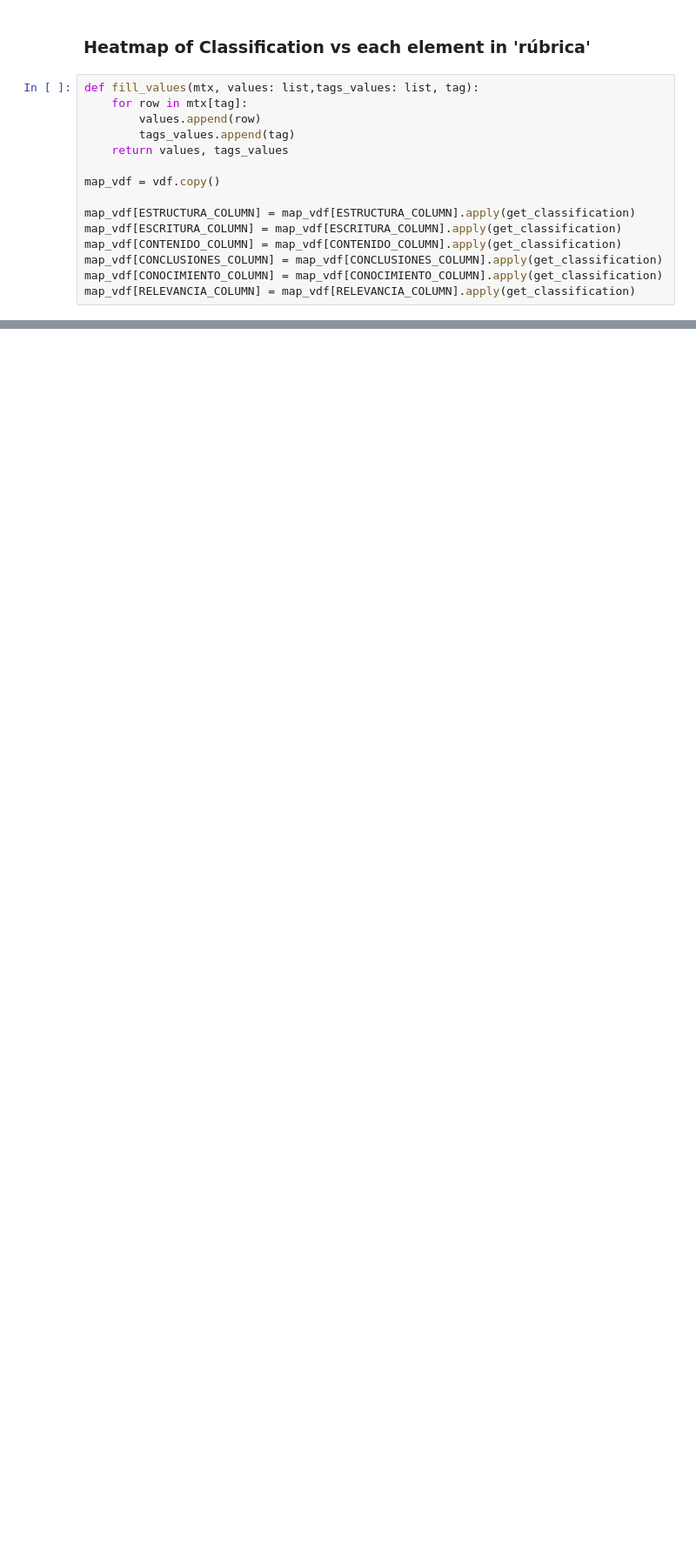
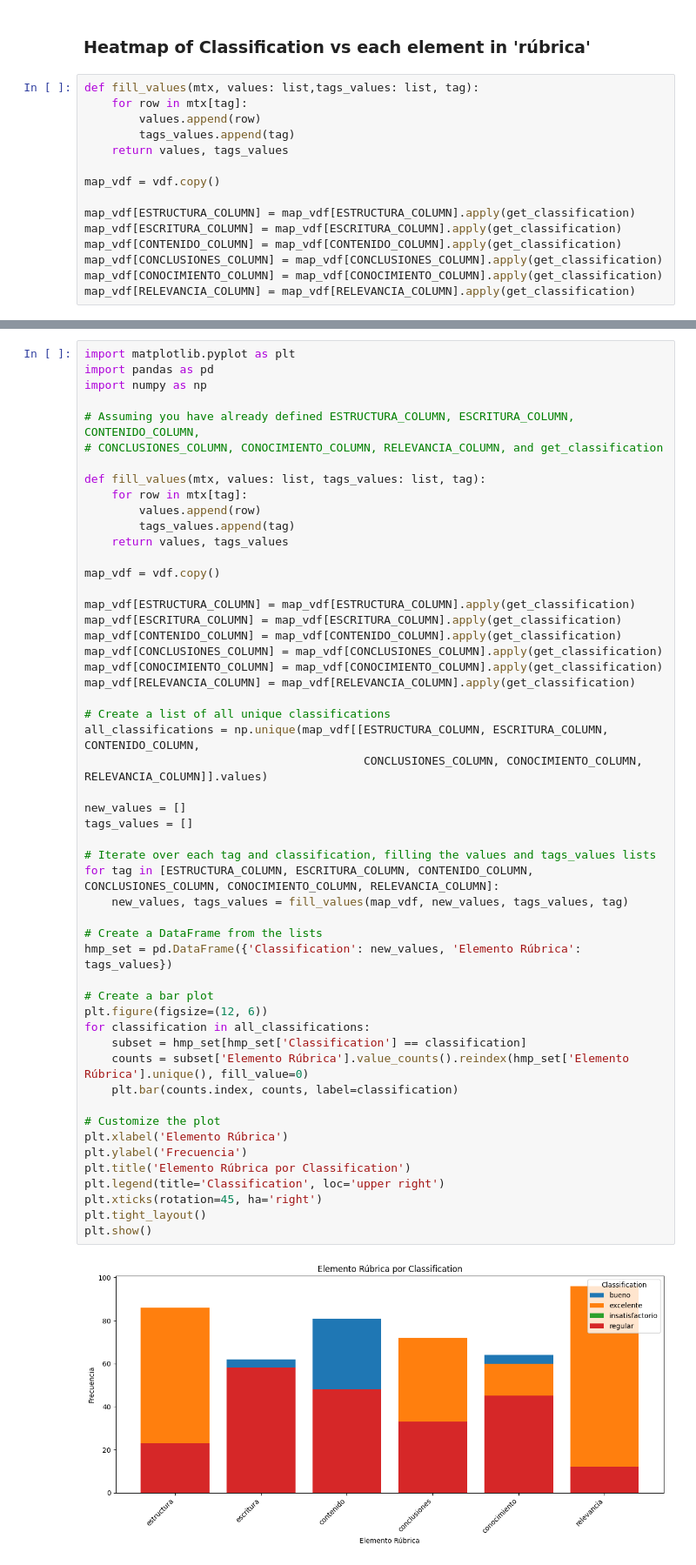
Before and after one commit to Jose64141/proyecto-intro-data-science, a Jupyter notebook: David-Plots.ipynb, the cells around one changed output, grey strips where cells are left out. Shown at 87% size. Cells and saved outputs as stored; diff of their text form; blank space fills up the shorter version.

```diff
--- a/David-Plots.ipynb
+++ b/David-Plots.ipynb
@@ -170,0 +155,54 @@ plt.show()
+# %%
+import matplotlib.pyplot as plt
+import pandas as pd
+import numpy as np
+
+# Assuming you have already defined ESTRUCTURA_COLUMN, ESCRITURA_COLUMN, CONTENIDO_COLUMN,
+# CONCLUSIONES_COLUMN, CONOCIMIENTO_COLUMN, RELEVANCIA_COLUMN, and get_classification
+
+def fill_values(mtx, values: list, tags_values: list, tag):
+    for row in mtx[tag]:
+        values.append(row)
+        tags_values.append(tag)
+    return values, tags_values
+
+map_vdf = vdf.copy()
+
+map_vdf[ESTRUCTURA_COLUMN] = map_vdf[ESTRUCTURA_COLUMN].apply(get_classification)
+map_vdf[ESCRITURA_COLUMN] = map_vdf[ESCRITURA_COLUMN].apply(get_classification)
+map_vdf[CONTENIDO_COLUMN] = map_vdf[CONTENIDO_COLUMN].apply(get_classification)
+map_vdf[CONCLUSIONES_COLUMN] = map_vdf[CONCLUSIONES_COLUMN].apply(get_classification)
+map_vdf[CONOCIMIENTO_COLUMN] = map_vdf[CONOCIMIENTO_COLUMN].apply(get_classification)
+map_vdf[RELEVANCIA_COLUMN] = map_vdf[RELEVANCIA_COLUMN].apply(get_classification)
+
+# Create a list of all unique classifications
+all_classifications = np.unique(map_vdf[[ESTRUCTURA_COLUMN, ESCRITURA_COLUMN, CONTENIDO_COLUMN,
+                                         CONCLUSIONES_COLUMN, CONOCIMIENTO_COLUMN, RELEVANCIA_COLUMN]].values)
+
+new_values = []
+tags_values = []
+
+# Iterate over each tag and classification, filling the values and tags_values lists
+for tag in [ESTRUCTURA_COLUMN, ESCRITURA_COLUMN, CONTENIDO_COLUMN, CONCLUSIONES_COLUMN, CONOCIMIENTO_COLUMN, RELEVANCIA_COLUMN]:
+    new_values, tags_values = fill_values(map_vdf, new_values, tags_values, tag)
+
+# Create a DataFrame from the lists
+hmp_set = pd.DataFrame({'Classification': new_values, 'Elemento Rúbrica': tags_values})
+
+# Create a bar plot
+plt.figure(figsize=(12, 6))
+for classification in all_classifications:
+    subset = hmp_set[hmp_set['Classification'] == classification]
+    counts = subset['Elemento Rúbrica'].value_counts().reindex(hmp_set['Elemento Rúbrica'].unique(), fill_value=0)
+    plt.bar(counts.index, counts, label=classification)
+
+# Customize the plot
+plt.xlabel('Elemento Rúbrica')
+plt.ylabel('Frecuencia')
+plt.title('Elemento Rúbrica por Classification')
+plt.legend(title='Classification', loc='upper right')
+plt.xticks(rotation=45, ha='right')
+plt.tight_layout()
+plt.show()
+# %% [output]
+[figure, added]
```
Also changed, not shown: parts of 3 cells of this notebook.
